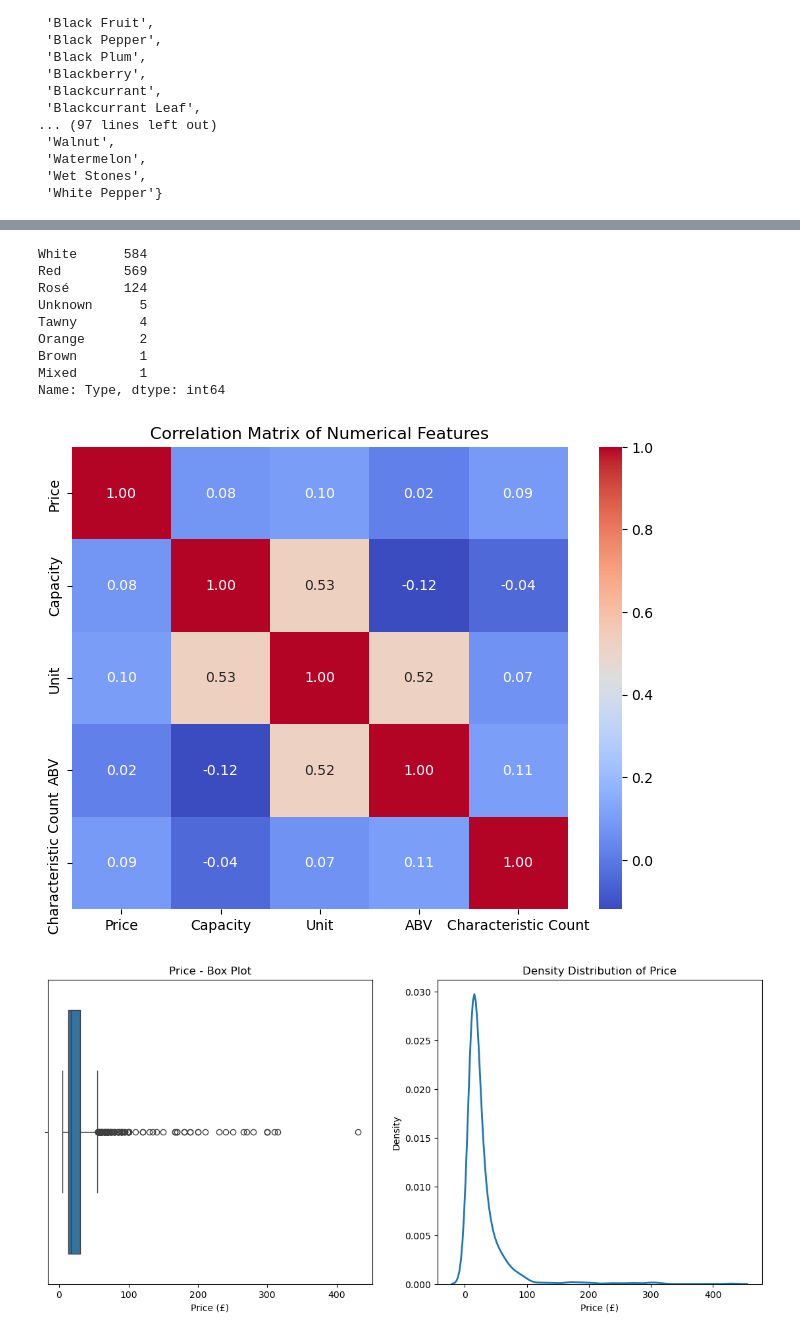
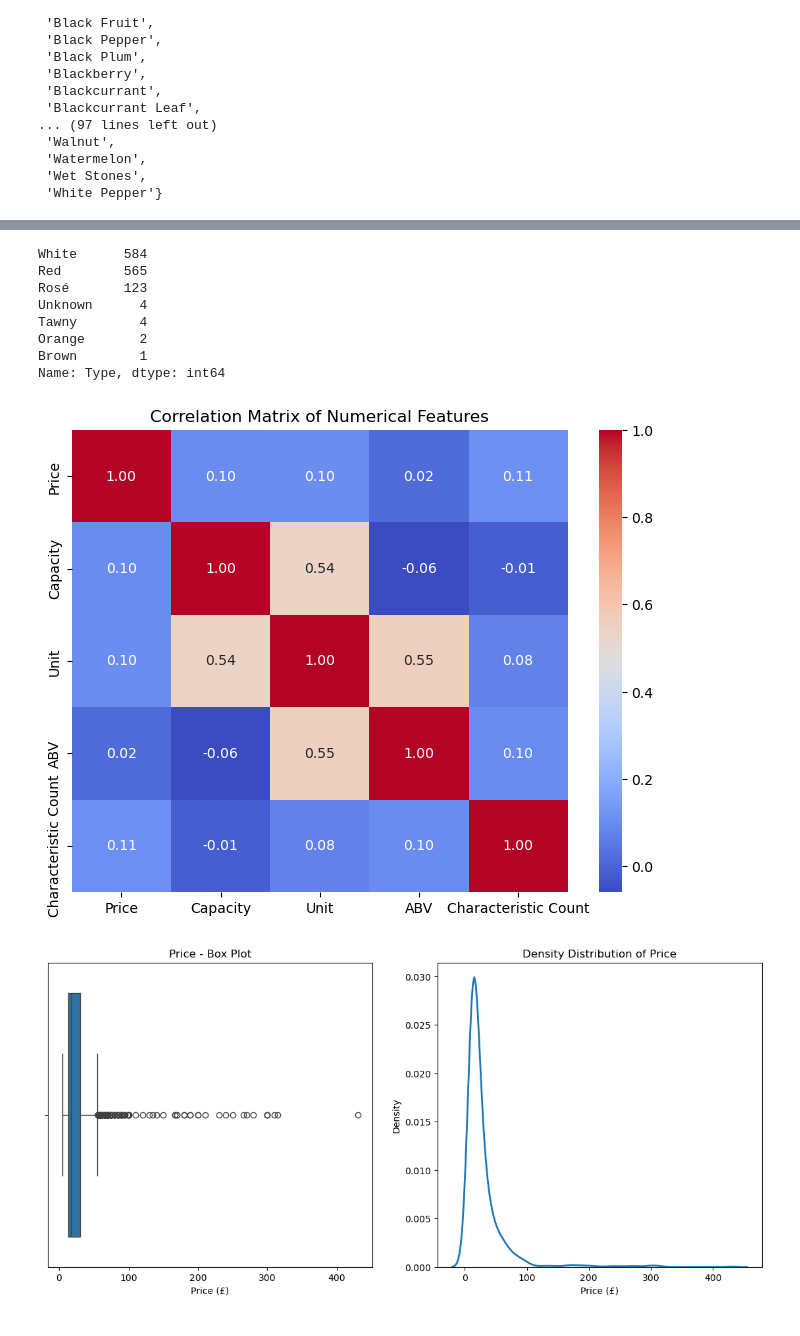
Before and after one commit to lwq1023999/COMP5712-group_coursework, a Jupyter notebook: notebook/Group project.ipynb, the cells around one changed output, grey strips where cells are left out. Cells and saved outputs as stored; diff of their text form; code cells hidden in the pictures.

```diff
--- a/notebook/Group project.ipynb
+++ b/notebook/Group project.ipynb
@@ -119,7 +119,7 @@ memory usage: 171.5+ KB
 # %%
 wine_clean = wine_df.copy()
 # %%
-wine_clean.drop(['Description','Secondary Grape Varieties'],axis=1, inplace = True)
+wine_clean.drop(['Description','Secondary Grape Varieties', 'Appellation'],axis=1, inplace = True)
 # %%
 wine_clean
 # %% [output]
@@ -158,7 +157,7 @@ dtype: int64
 # %%
 # Handle missing values for categorical columns
 categorical_cols = ['Grape', 'Closure', 'Country', 'Characteristics', 'Type', 'Region',
-                   'Style', 'Appellation']
+                   'Style']
 
 for col in categorical_cols:
     wine_clean[col] = wine_clean[col].fillna('Unknown')
@@ -337,0 +353,2 @@ wine_clean.loc[mask]
+# %%
+wine_clean = wine_clean.dropna()
@@ -398,25 +425,25 @@ wine_clean.describe()
 wine_clean['Type'].value_counts()
 # %% [output]
 White      584
-Red        569
-Rosé       124
-Unknown      5
+Red        565
+Rosé       123
+Unknown      4
 Tawny        4
 Orange       2
 Brown        1
-Mixed        1
 Name: Type, dtype: int64
 # %%
 # Calculate the correlation matrix
-correlation_matrix = wine_clean.corr()
+selected_columns = ['Price', 'Capacity', 'Unit', 'ABV', 'Characteristic Count']
+correlation_matrix = wine_clean[selected_columns].corr()
 
 # Plot the heatmap
 plt.figure(figsize=(8, 6))
 sns.heatmap(correlation_matrix, annot=True, cmap='coolwarm', fmt='.2f')
 plt.title('Correlation Matrix of Numerical Features')
 plt.show()
 # %% [output]
-[figure, old version]
+[figure, new version]
 # %%
 # Plotting Box Plot and Density Distribution for Price
 plt.figure(figsize=(14, 6))
```
Also changed, not shown: parts of 21 cells of this notebook.
